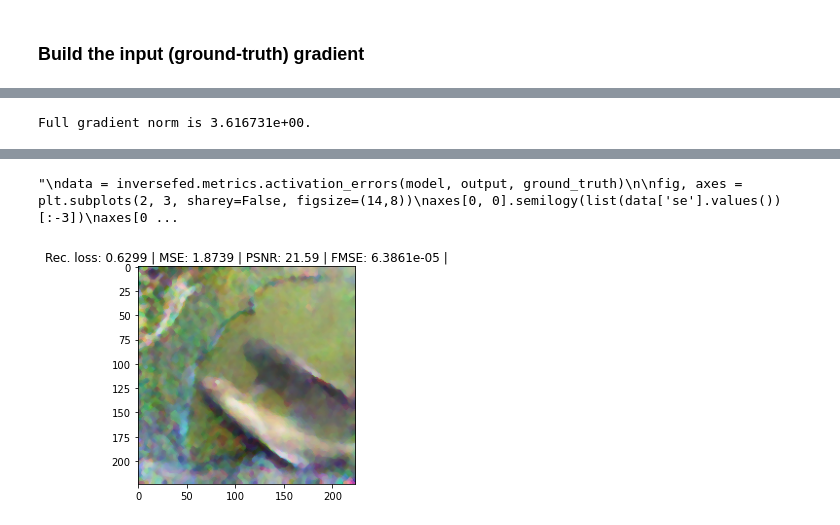
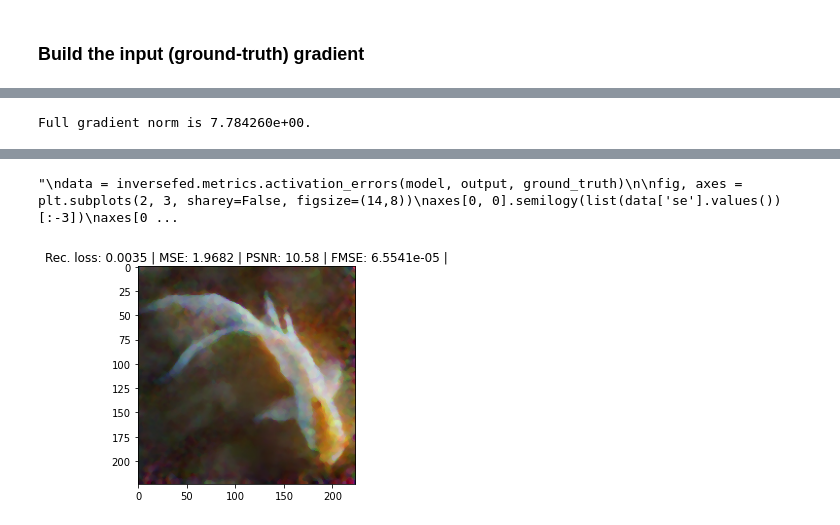
Before and after one commit to Arnakii/invertinggradients, a Jupyter notebook: resnet18_untrained_fishing.ipynb, the cells around one changed output, grey strips where cells are left out. Cells and saved outputs as stored; diff of their text form; code cells hidden in the pictures.

```diff
--- a/resnet18_untrained_fishing.ipynb
+++ b/resnet18_untrained_fishing.ipynb
@@ -14,3 +11,7 @@ arch = 'ResNet18'
+# %%
+trained_model = False
+arch = 'ResNet18'
+target_idx = 1   # the index of the target image in the batch
 # %% [markdown]
 ## System setup:
 # %%
@@ -22,14 +23,14 @@ loss_fn, trainloader, validloader =  inversefed.construct_dataloaders('ImageNet'
                                                                       data_path='/mnt/ssd4/weiyang/Dataset/')
 
 model = torchvision.models.resnet18(pretrained=False)
-kept_weight = model.fc.weight[0].detach().clone()
-kept_bias = model.fc.bias[0].detach().clone()
+kept_weight = model.fc.weight[target_idx].detach().clone()
+kept_bias = model.fc.bias[target_idx].detach().clone()
 with torch.no_grad():
     model.fc.weight.data = torch.zeros((1000,512), dtype=torch.float)
-    model.fc.weight[0] = kept_weight
+    model.fc.weight[target_idx] = kept_weight
     model.fc.bias.data = torch.full((1,1000),10000, dtype=torch.float).flatten()
-    model.fc.bias[0] = kept_bias
+    model.fc.bias[target_idx] = kept_bias
 model.to(**setup)
-model.eval()
+model.eval();
 # %% [output]
 Currently evaluating -------------------------------:
@@ -87,7 +74,7 @@ input_gradient = [grad.detach()*8 for grad in input_gradient]
 full_norm = torch.stack([g.norm() for g in input_gradient]).mean()
 print(f'Full gradient norm is {full_norm:e}.')
 # %% [output]
-Full gradient norm is 3.616731e+00.
+Full gradient norm is 7.784260e+00.
 # %%
 config = dict(signed=True,
               boxed=True,
@@ -105,7 +92,7 @@ config = dict(signed=True,
               scoring_choice='loss')
 
 rec_machine = inversefed.GradientReconstructor(model, (dm, ds), config, num_images=1)
-output, stats = rec_machine.reconstruct(input_gradient, labels[0].unsqueeze(0), img_shape=(3, 224, 224))
+output, stats = rec_machine.reconstruct(input_gradient, labels[target_idx].unsqueeze(0), img_shape=(3, 224, 224))
 
 test_mse = (output.detach() - ground_truth).pow(2).mean()
 feat_mse = (model(output.detach())- model(ground_truth)).pow(2).mean()
@@ -160,4 +147,4 @@ Total time: 575.9205093383789.
 "\ndata = inversefed.metrics.activation_errors(model, output, ground_truth)\n\nfig, axes = plt.subplots(2, 3, sharey=False, figsize=(14,8))\naxes[0, 0].semilogy(list(data['se'].values())[:-3])\naxes[0 ...
-[figure, old version]
+[figure, new version]
 # %%
 output_denormalized = torch.clamp(output * ds + dm, 0, 1)
```
Also changed, not shown: parts of 14 cells of this notebook, 6 other files.
